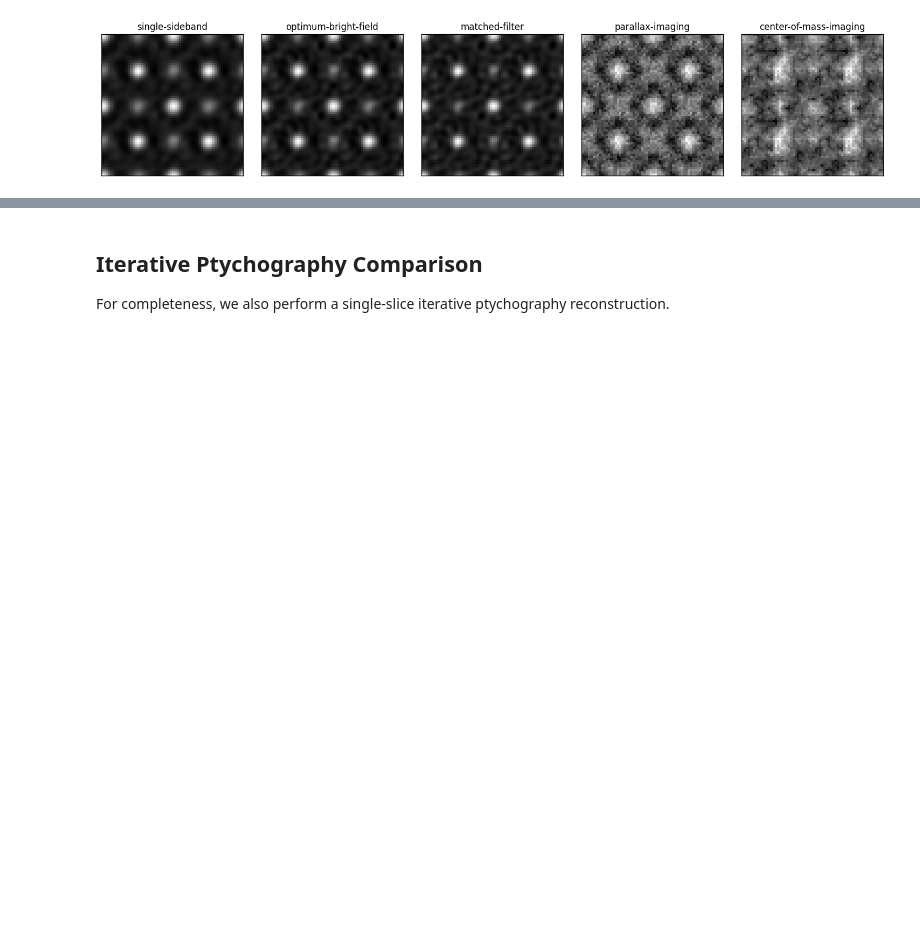
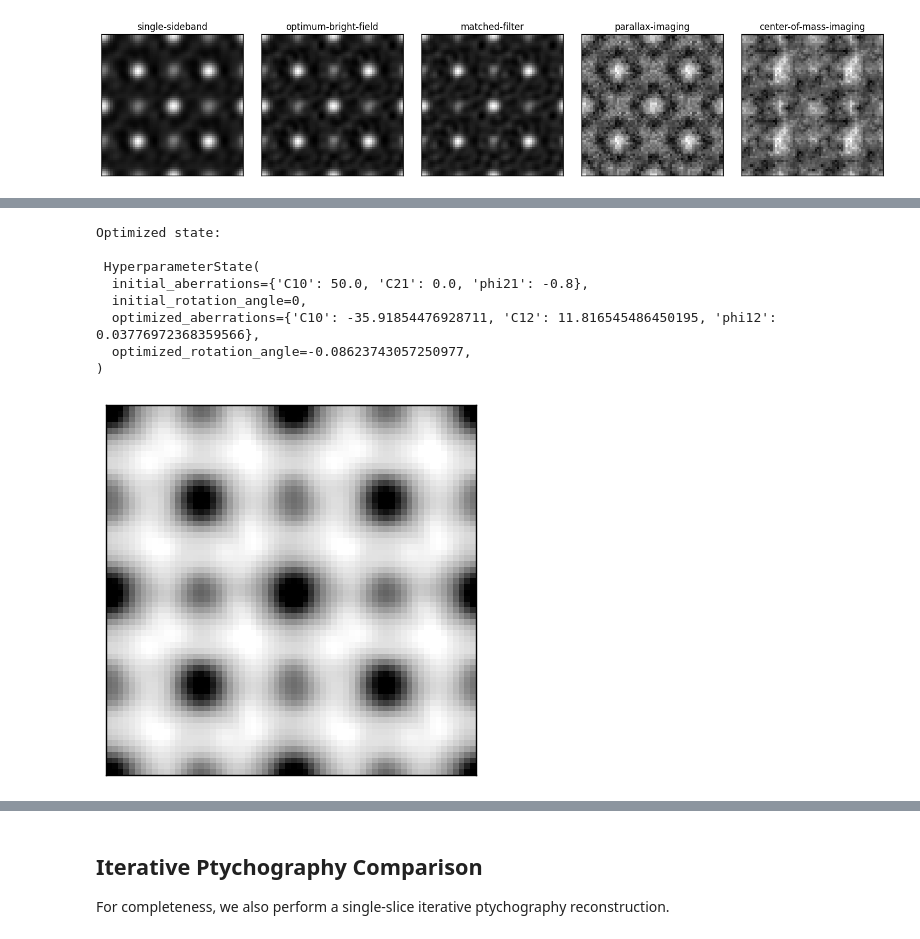
Before and after one commit to electronmicroscopy/quantem-tutorials, a Jupyter notebook: notebooks/crystalline_sample_phase_retrieval.ipynb, the cells around one changed output, grey strips where cells are left out. Saved outputs shown, nothing was run; the diff lists cells and outputs as text; code cells hidden in the pictures; blank space fills up the shorter version.

```diff
--- a/notebooks/crystalline_sample_phase_retrieval.ipynb
+++ b/notebooks/crystalline_sample_phase_retrieval.ipynb
@@ -274,2 +274,28 @@ Optimized state:
 )
 [figure]
+# %%
+# reference fit from no guess
+direct_ptychography_classes[1][0].fit_hyperparameters_cross_correlation(
+    alignment_method='reference',
+    bin_factors=(1,1,1),
+
+    aberration_coefs = {"C10":0},
+    verbose=True
+)
+
+em.visualization.show_2d(
+    np.tile(
+        direct_ptychography_classes[1][0].reconstruct().obj,
+        (2,2)
+    )
+);
+# %% [output]
+Optimized state:
+
+ HyperparameterState(
+  initial_aberrations={'C10': 50.0, 'C21': 0.0, 'phi21': -0.8},
+  initial_rotation_angle=0,
+  optimized_aberrations={'C10': -35.91854476928711, 'C12': 11.816545486450195, 'phi12': 0.03776972368359566},
+  optimized_rotation_angle=-0.08623743057250977,
+)
+[figure, added]
```
Also changed, not shown: parts of 5 cells of this notebook, 3 other files.
